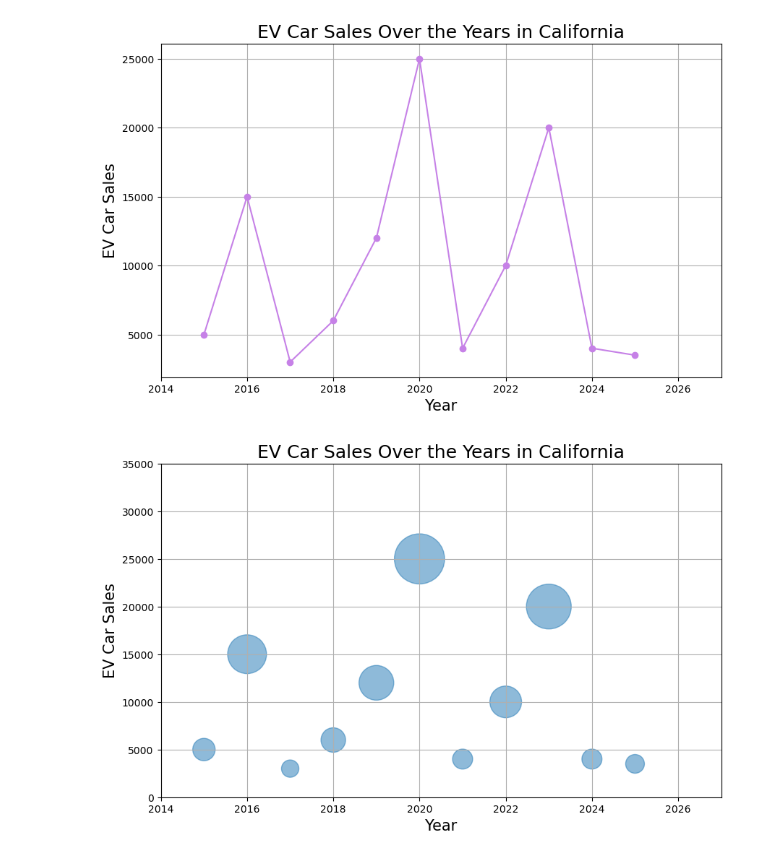
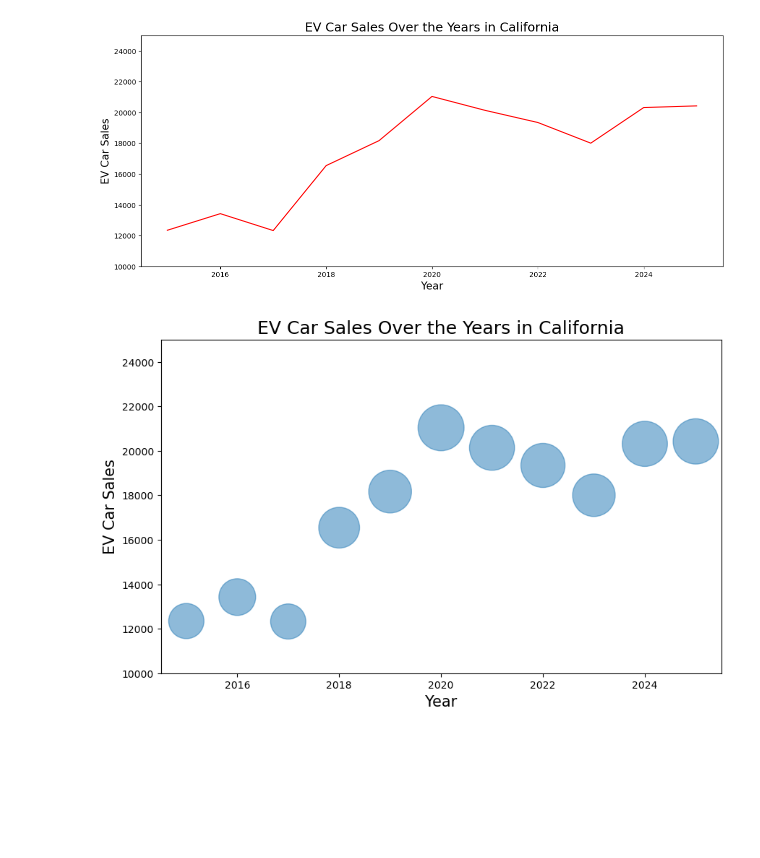
Before and after one commit to Youcheng9/Data-Visualization-Project-1, a Jupyter notebook: data2.ipynb, the cells around one changed output. Saved outputs shown, nothing was run; the diff lists cells and outputs as text; code cells hidden in the pictures; blank space fills up the shorter version.

```diff
--- a/data2.ipynb
+++ b/data2.ipynb
@@ -1,20 +1,20 @@
 # %%
 # ~~~~~~ EV cars sales over the years ~~~~~~
 import matplotlib.pyplot as plt
 
 years = [2015, 2016, 2017, 2018, 2019, 2020, 2021, 2022, 2023, 2024, 2025]
-sales = [5000, 15000, 3000, 6000, 12000, 25000, 4000, 10000, 20000, 4000, 3500]
+sales = [12345, 13423, 12325, 16542, 18165, 21034, 20133, 19342, 18001, 20312, 20421]
 
-plt.figure(figsize=(10, 6))
-plt.plot(years, sales, marker='o', color="#C681E7")
+plt.figure(figsize=(15, 6))
+plt.plot(years, sales, color='red')
 plt.xlabel('Year', fontsize=15)
 plt.ylabel('EV Car Sales', fontsize=15)
-plt.xlim(2014, 2027)
+plt.ylim(10000, 25000)
+plt.xlim(2014.5, 2025.5)
 plt.title('EV Car Sales Over the Years in California', fontsize=18)
-plt.grid()
 plt.show()
 # %% [output]
-[figure, old version]
+[figure, new version]
 # %%
 # ~~~~~~ Bubble Chart ~~~~~~
 plt.figure(figsize=(10, 6))
@@ -24,10 +24,9 @@ sizes = [s / 10 for s in sales]
 plt.scatter(years, sales, s=sizes, alpha=0.5)
 plt.xlabel('Year', fontsize=15)
 plt.ylabel('EV Car Sales', fontsize=15)
-plt.xlim(2014, 2027)
-plt.ylim(0, 35000)
+plt.xlim(2014.5, 2025.5)
+plt.ylim(10000, 25000)
 plt.title('EV Car Sales Over the Years in California', fontsize=18)
-plt.grid()
 plt.show()
 # %% [output]
-[figure, old version]
+[figure, new version]
```
Also changed, not shown: 1 other file.
